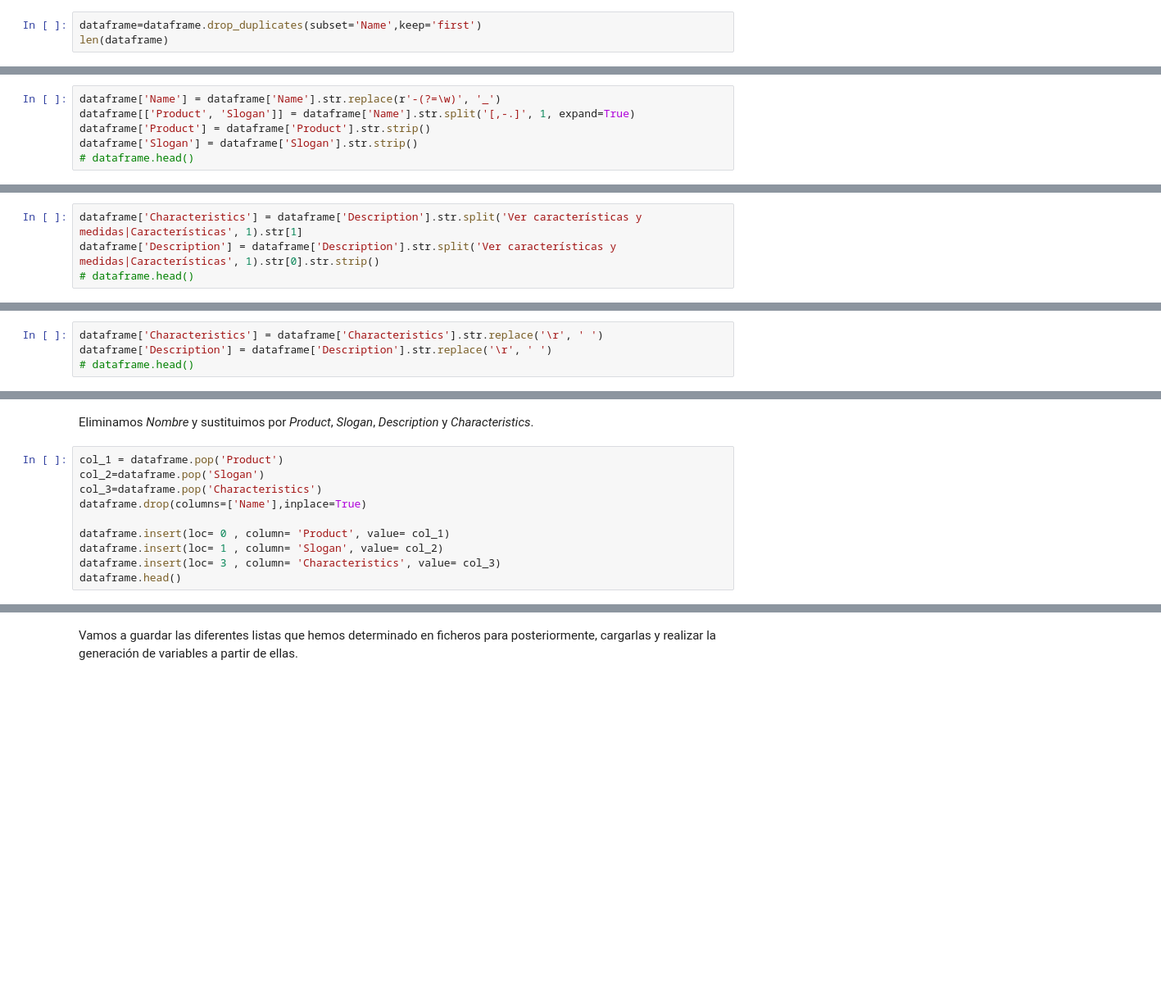
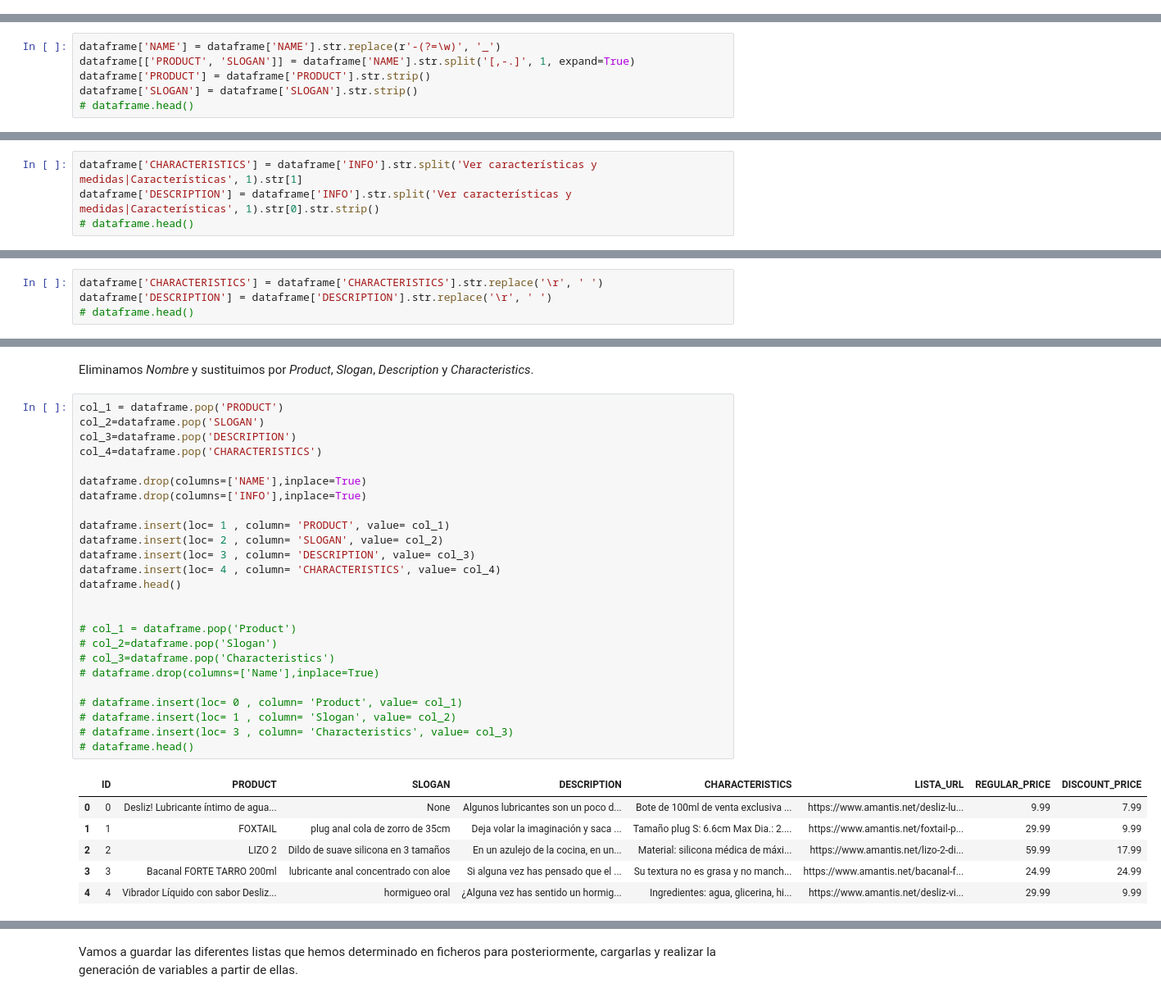
Before and after one commit to 75Engel/Webscrapping_tienda_online, a Jupyter notebook: Notebook/Engineering.ipynb, the cells around one changed output, grey strips where cells are left out. Shown at 82% size. Saved outputs shown, nothing was run; the diff lists cells and outputs as text; blank space fills up the shorter version.

```diff
--- a/Notebook/Engineering.ipynb
+++ b/Notebook/Engineering.ipynb
@@ -143,3 +149,0 @@ len(dataframe)
-# %%
-dataframe=dataframe.drop_duplicates(subset='Name',keep='first')
-len(dataframe)
@@ -158,10 +160,10 @@ Primeramente vamos a realizar un visionado de los datos que tienen para discerni
 
 Por un lado extraeremos el Name en una nueva columna y varias columnas para ir separando el resto.
 # %%
-dataframe['Name'] = dataframe['Name'].str.replace(r'-(?=\w)', '_')
-dataframe[['Product', 'Slogan']] = dataframe['Name'].str.split('[,-.]', 1, expand=True)
-dataframe['Product'] = dataframe['Product'].str.strip()
-dataframe['Slogan'] = dataframe['Slogan'].str.strip()
+dataframe['NAME'] = dataframe['NAME'].str.replace(r'-(?=\w)', '_')
+dataframe[['PRODUCT', 'SLOGAN']] = dataframe['NAME'].str.split('[,-.]', 1, expand=True)
+dataframe['PRODUCT'] = dataframe['PRODUCT'].str.strip()
+dataframe['SLOGAN'] = dataframe['SLOGAN'].str.strip()
 # dataframe.head()
 # %% [markdown]
 #### Separación entre Description y Characteristics.
@@ -172,12 +174,12 @@ Por un lado extraeremos las características en una nueva columna, dejando la De
 
 **Pendiente**: Hay que hacer una segunda separación de Description en el caso que solo aparezca *características*
 # %%
-dataframe['Characteristics'] = dataframe['Description'].str.split('Ver características y medidas|Características', 1).str[1]
-dataframe['Description'] = dataframe['Description'].str.split('Ver características y medidas|Características', 1).str[0].str.strip()
+dataframe['CHARACTERISTICS'] = dataframe['INFO'].str.split('Ver características y medidas|Características', 1).str[1]
+dataframe['DESCRIPTION'] = dataframe['INFO'].str.split('Ver características y medidas|Características', 1).str[0].str.strip()
 # dataframe.head()
 # %% [markdown]
 Se observan que hay *\r* dentro del texto generado en las nuevas columnas, por lo que vamos a proceder a sustituir esto por un espacio.
 # %%
-dataframe['Characteristics'] = dataframe['Characteristics'].str.replace('\r', ' ')
-dataframe['Description'] = dataframe['Description'].str.replace('\r', ' ')
+dataframe['CHARACTERISTICS'] = dataframe['CHARACTERISTICS'].str.replace('\r', ' ')
+dataframe['DESCRIPTION'] = dataframe['DESCRIPTION'].str.replace('\r', ' ')
 # dataframe.head()
@@ -184,12 +206,34 @@ dataframe['Description'] = dataframe['Description'].str.replace('\r', ' ')
 # %% [markdown]
 Eliminamos *Nombre* y sustituimos por *Product*, *Slogan*, *Description* y *Characteristics*.
 # %%
-col_1 = dataframe.pop('Product')
-col_2=dataframe.pop('Slogan')
-col_3=dataframe.pop('Characteristics')
-dataframe.drop(columns=['Name'],inplace=True)
+col_1 = dataframe.pop('PRODUCT')
+col_2=dataframe.pop('SLOGAN')
+col_3=dataframe.pop('DESCRIPTION')
+col_4=dataframe.pop('CHARACTERISTICS')
 
-dataframe.insert(loc= 0 , column= 'Product', value= col_1)
-dataframe.insert(loc= 1 , column= 'Slogan', value= col_2)
-dataframe.insert(loc= 3 , column= 'Characteristics', value= col_3)
+dataframe.drop(columns=['NAME'],inplace=True)
+dataframe.drop(columns=['INFO'],inplace=True)
+
+dataframe.insert(loc= 1 , column= 'PRODUCT', value= col_1)
+dataframe.insert(loc= 2 , column= 'SLOGAN', value= col_2)
+dataframe.insert(loc= 3 , column= 'DESCRIPTION', value= col_3)
+dataframe.insert(loc= 4 , column= 'CHARACTERISTICS', value= col_4)
 dataframe.head()
+
+
+# col_1 = dataframe.pop('Product')
+# col_2=dataframe.pop('Slogan')
+# col_3=dataframe.pop('Characteristics')
+# dataframe.drop(columns=['Name'],inplace=True)
+
+# dataframe.insert(loc= 0 , column= 'Product', value= col_1)
+# dataframe.insert(loc= 1 , column= 'Slogan', value= col_2)
+# dataframe.insert(loc= 3 , column= 'Characteristics', value= col_3)
+# dataframe.head()
+# %% [output]
+|  | ID | PRODUCT | SLOGAN | DESCRIPTION | CHARACTERISTICS | LISTA_URL | REGULAR_PRICE | DISCOUNT_PRICE |
+| 0 | 0 | Desliz! Lubricante íntimo de agua... | None | Algunos lubricantes son un poco d... | Bote de 100ml de venta exclusiva ... | https://www.amantis.net/desliz-lu... | 9.99 | 7.99 |
+| 1 | 1 | FOXTAIL | plug anal cola de zorro de 35cm | Deja volar la imaginación y saca ... | Tamaño plug S: 6.6cm Max Dia.: 2.... | https://www.amantis.net/foxtail-p... | 29.99 | 9.99 |
+| 2 | 2 | LIZO 2 | Dildo de suave silicona en 3 tamaños | En un azulejo de la cocina, en un... | Material: silicona médica de máxi... | https://www.amantis.net/lizo-2-di... | 59.99 | 17.99 |
+| 3 | 3 | Bacanal FORTE TARRO 200ml | lubricante anal concentrado con aloe | Si alguna vez has pensado que el ... | Su textura no es grasa y no manch... | https://www.amantis.net/bacanal-f... | 24.99 | 24.99 |
+| 4 | 4 | Vibrador Líquido con sabor Desliz... | hormigueo oral | ¿Alguna vez has sentido un hormig... | Ingredientes: agua, glicerina, hi... | https://www.amantis.net/desliz-vi... | 29.99 | 9.99 |
```
Also changed, not shown: parts of 11 cells of this notebook, 10 other files.
